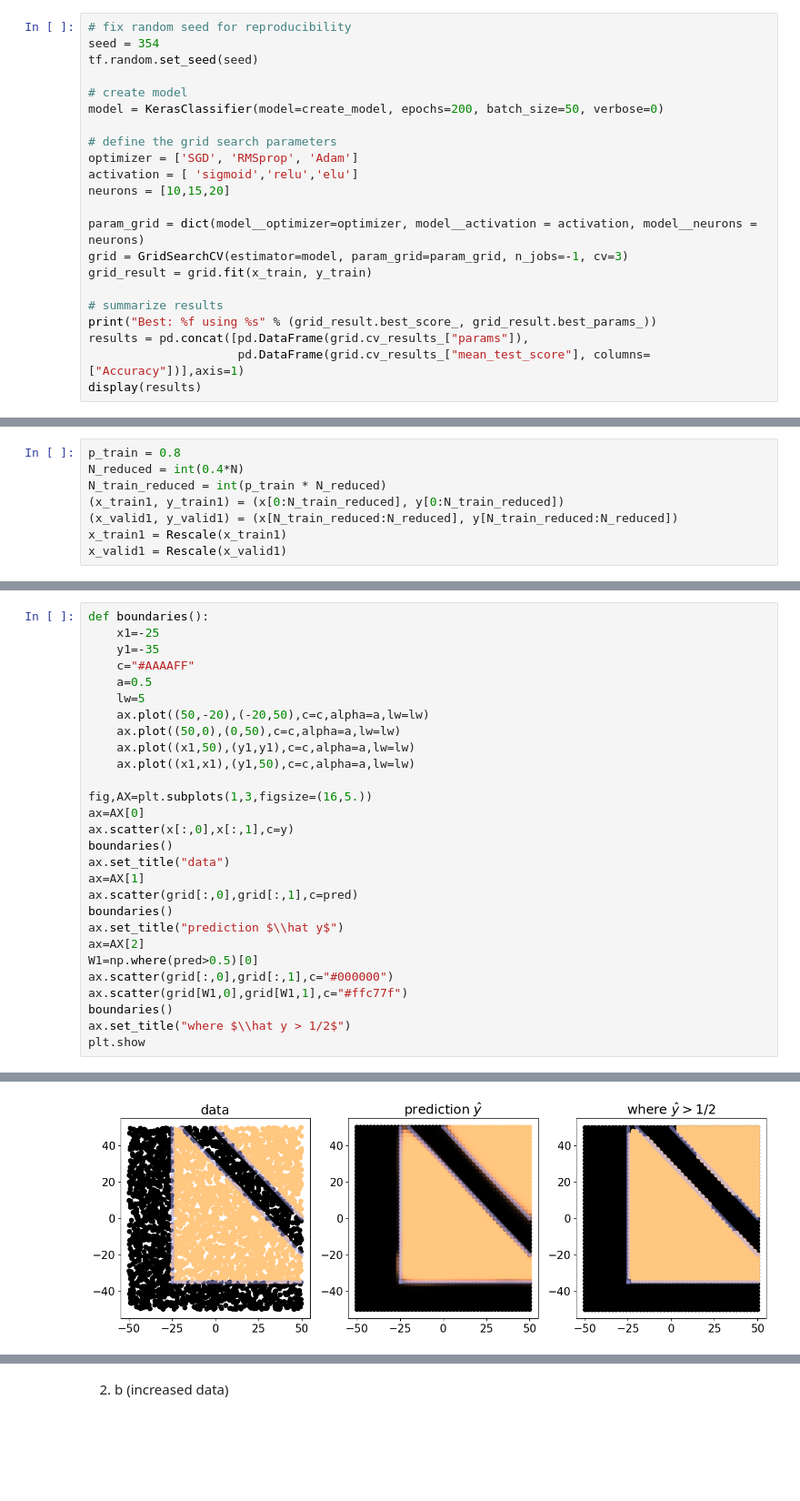
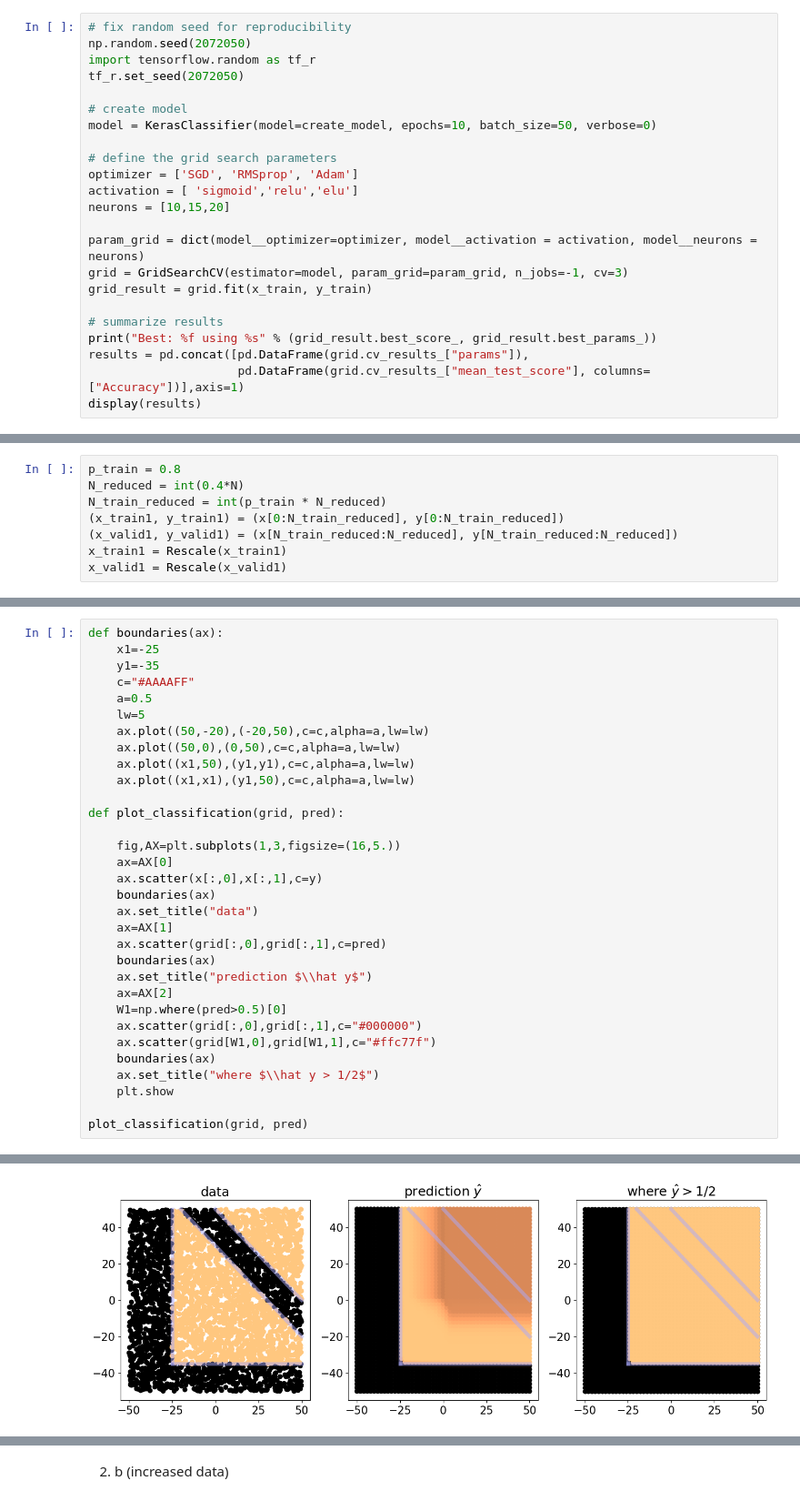
Before and after one commit to ericabrisigotti/LCP-B, a Jupyter notebook: group2308_exercise1.ipynb, the cells around one changed output, grey strips where cells are left out. Shown at 91% size. Saved outputs shown, nothing was run; the diff lists cells and outputs as text; blank space fills up the shorter version.

```diff
--- a/group2308_exercise1.ipynb
+++ b/group2308_exercise1.ipynb
@@ -119,11 +127,12 @@ We now perform a grid-search algorithm by variying 3 of the parameters of the mo
 - the number of neurons for each inner layer of the network between <code>[10,15,20]</code>
 # %%
 # fix random seed for reproducibility
-seed = 354
-tf.random.set_seed(seed)
+np.random.seed(2072050)
+import tensorflow.random as tf_r
+tf_r.set_seed(2072050)
 
 # create model
-model = KerasClassifier(model=create_model, epochs=200, batch_size=50, verbose=0)
+model = KerasClassifier(model=create_model, epochs=10, batch_size=50, verbose=0)
 
 # define the grid search parameters
 optimizer = ['SGD', 'RMSprop', 'Adam']
@@ -254,5 +279,5 @@ pred = model_b.predict(grid_r)
 # %%
-def boundaries():
+def boundaries(ax):
     x1=-25
     y1=-35
     c="#AAAAFF"
@@ -263,20 +288,24 @@ def boundaries():
     ax.plot((x1,50),(y1,y1),c=c,alpha=a,lw=lw)
     ax.plot((x1,x1),(y1,50),c=c,alpha=a,lw=lw)
 
-fig,AX=plt.subplots(1,3,figsize=(16,5.))
-ax=AX[0]
-ax.scatter(x[:,0],x[:,1],c=y)
-boundaries()
-ax.set_title("data")
-ax=AX[1]
-ax.scatter(grid[:,0],grid[:,1],c=pred)
-boundaries()
-ax.set_title("prediction $\\hat y$")
-ax=AX[2]
-W1=np.where(pred>0.5)[0]
-ax.scatter(grid[:,0],grid[:,1],c="#000000")
-ax.scatter(grid[W1,0],grid[W1,1],c="#ffc77f")
-boundaries()
-ax.set_title("where $\\hat y > 1/2$")
-plt.show
+def plot_classification(grid, pred):
+
+    fig,AX=plt.subplots(1,3,figsize=(16,5.))
+    ax=AX[0]
+    ax.scatter(x[:,0],x[:,1],c=y)
+    boundaries(ax)
+    ax.set_title("data")
+    ax=AX[1]
+    ax.scatter(grid[:,0],grid[:,1],c=pred)
+    boundaries(ax)
+    ax.set_title("prediction $\\hat y$")
+    ax=AX[2]
+    W1=np.where(pred>0.5)[0]
+    ax.scatter(grid[:,0],grid[:,1],c="#000000")
+    ax.scatter(grid[W1,0],grid[W1,1],c="#ffc77f")
+    boundaries(ax)
+    ax.set_title("where $\\hat y > 1/2$")
+    plt.show
+
+plot_classification(grid, pred)
 # %% [output]
@@ -284 +312 @@ plt.show
-[figure, old version]
+[figure, new version]
```
Also changed, not shown: parts of 35 cells of this notebook.
